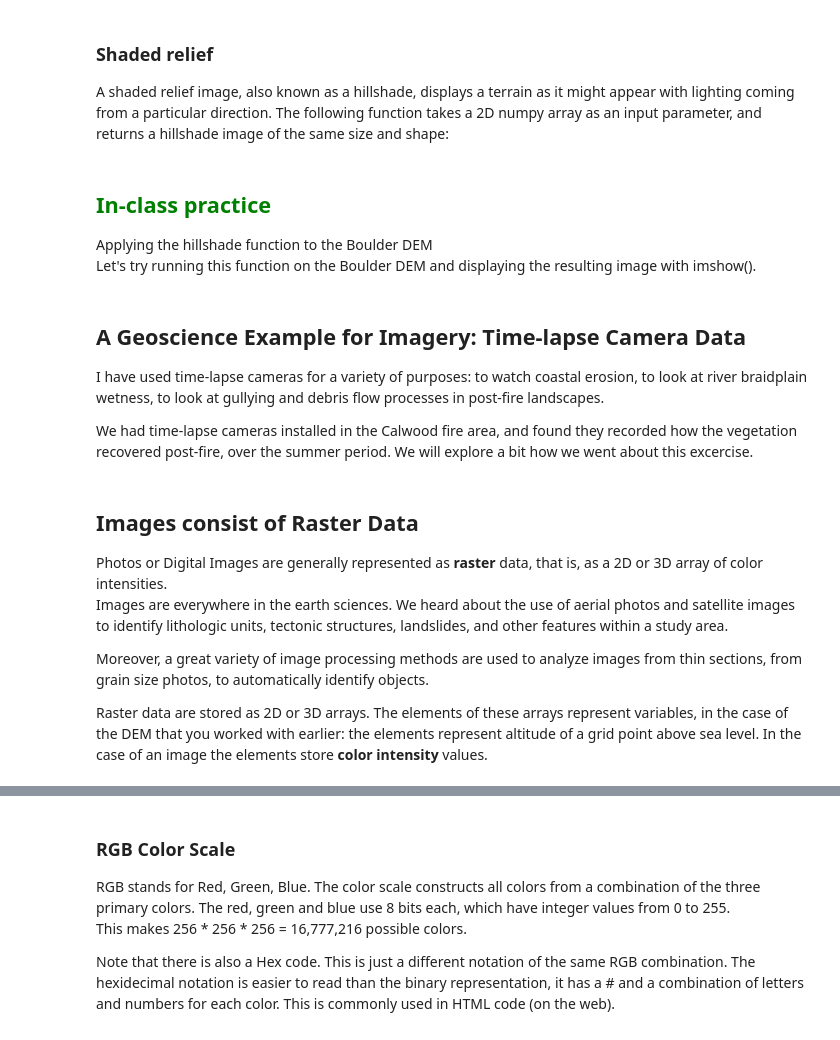
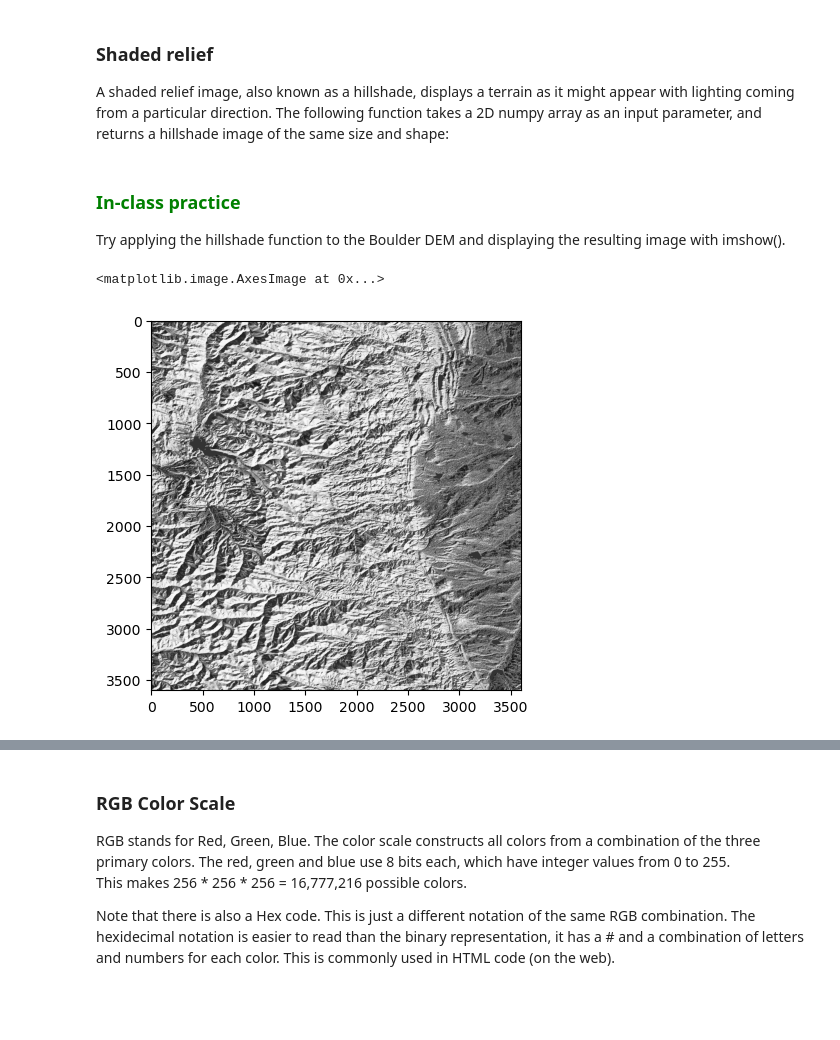
Before and after one commit to IntroPythonEarthsciCUBoulder/intro_py_earthsci_fall_semester2025, a Jupyter notebook: InClassNotebooksAndSlides/15_ImageAnalysis.ipynb, the cells around one changed output, grey strips where cells are left out. Drawn from its saved outputs; the diff is of its cells as text; code cells hidden in the pictures; blank space fills up the shorter version.

```diff
--- a/InClassNotebooksAndSlides/15_ImageAnalysis.ipynb
+++ b/InClassNotebooksAndSlides/15_ImageAnalysis.ipynb
@@ -20,0 +63,10 @@ Learning Objectives
+# %%
+def fn(x):
+    x = 22
+    print("x=", x)
+
+y = 173
+
+fn(y)
+
+print("y is now", y)
@@ -25,7 +96,7 @@ import matplotlib.pyplot as plt
 from PIL import Image
 
 img = Image.open("boulder39p5N-106W_NASADEM.tif")
-topo = np.array(img)
+topo = np.asarray(img)
 # %% [markdown]
 #### Contouring
 Matplotlib's contour() function creates a contour plot.
@@ -57,27 +133,12 @@ def hillshade(z, azimuth=315.0, angle_altitude=45.0):
     ) * np.cos(azimuthrad - aspect)
     return 255 * (shaded + 1) / 2  # return result scaled 0 to 255
 # %% [markdown]
-## <div style="color:green">In-class practice</div>
+### <div style="color:green">In-class practice</div>
 
-Applying the hillshade function to the Boulder DEM <br>
-Let's try running this function on the Boulder DEM and displaying the resulting image with imshow().
+Try applying the hillshade function to the Boulder DEM and displaying the resulting image with imshow().
-# %% [markdown]
-## A Geoscience Example for Imagery: Time-lapse Camera Data
-
-I have used time-lapse cameras for a variety of purposes: to watch coastal erosion, to look at river braidplain wetness, to look at gullying and debris flow processes in post-fire landscapes.
-
-
-We had time-lapse cameras installed in the Calwood fire area, and found they recorded how the vegetation recovered post-fire, over the summer period. We will explore a bit how we went about this excercise.
-# %% [markdown]
-## Images consist of Raster Data
-
-Photos or Digital Images are generally represented as **raster** data, that is, as a 2D or 3D array
-of color intensities. <br>Images are everywhere in the earth sciences. We heard about the
-use of aerial photos and satellite images to identify lithologic units, tectonic structures,
-landslides, and other features within a study area.
-
-Moreover, a great variety of image processing methods are used to analyze
-images from thin sections, from grain size photos, to automatically identify objects.
-
-Raster data are stored as 2D or 3D arrays. The elements of these arrays represent
-variables, in the case of the DEM that you worked with earlier: the elements represent altitude of a grid point above sea level. In the case of an image the elements store **color intensity** values.
+# %%
+sh = hillshade(topo)
+plt.imshow(sh, cmap="Grays")
+# %% [output]
+<matplotlib.image.AxesImage at 0x...>
+[figure, added]
```
Also changed, not shown: parts of 42 cells of this notebook, 6 other files.
